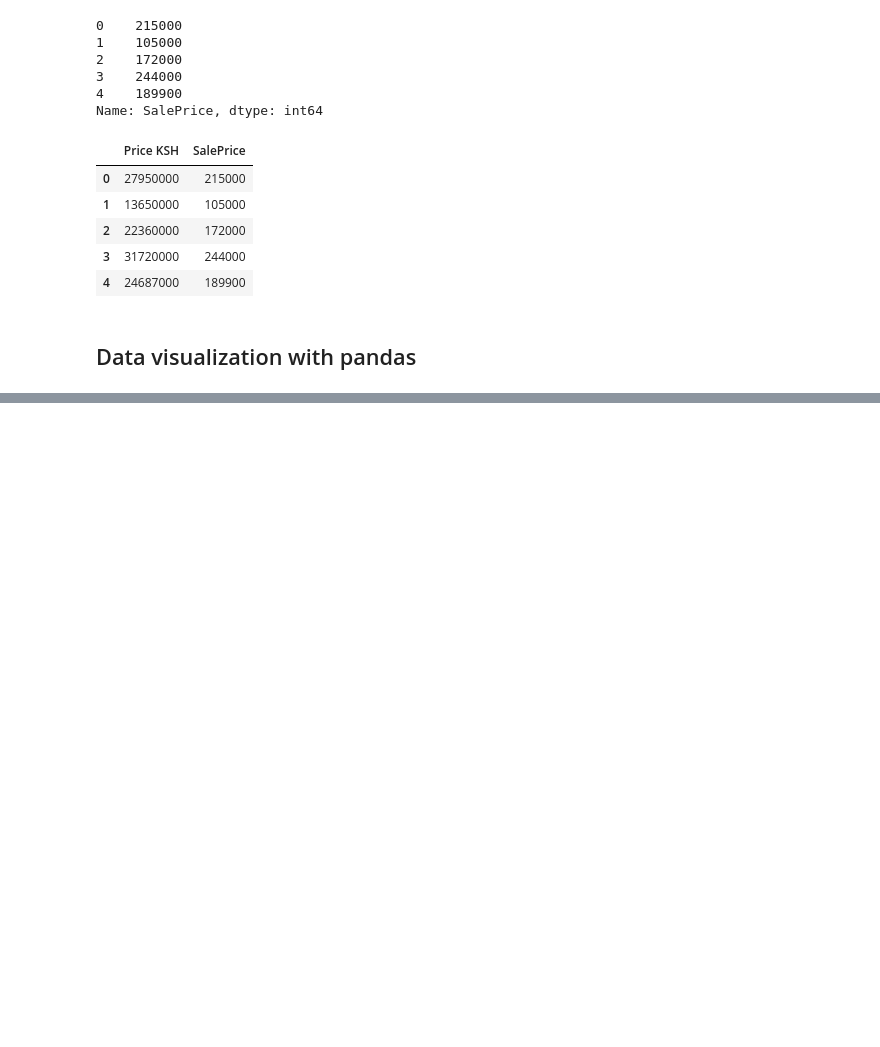
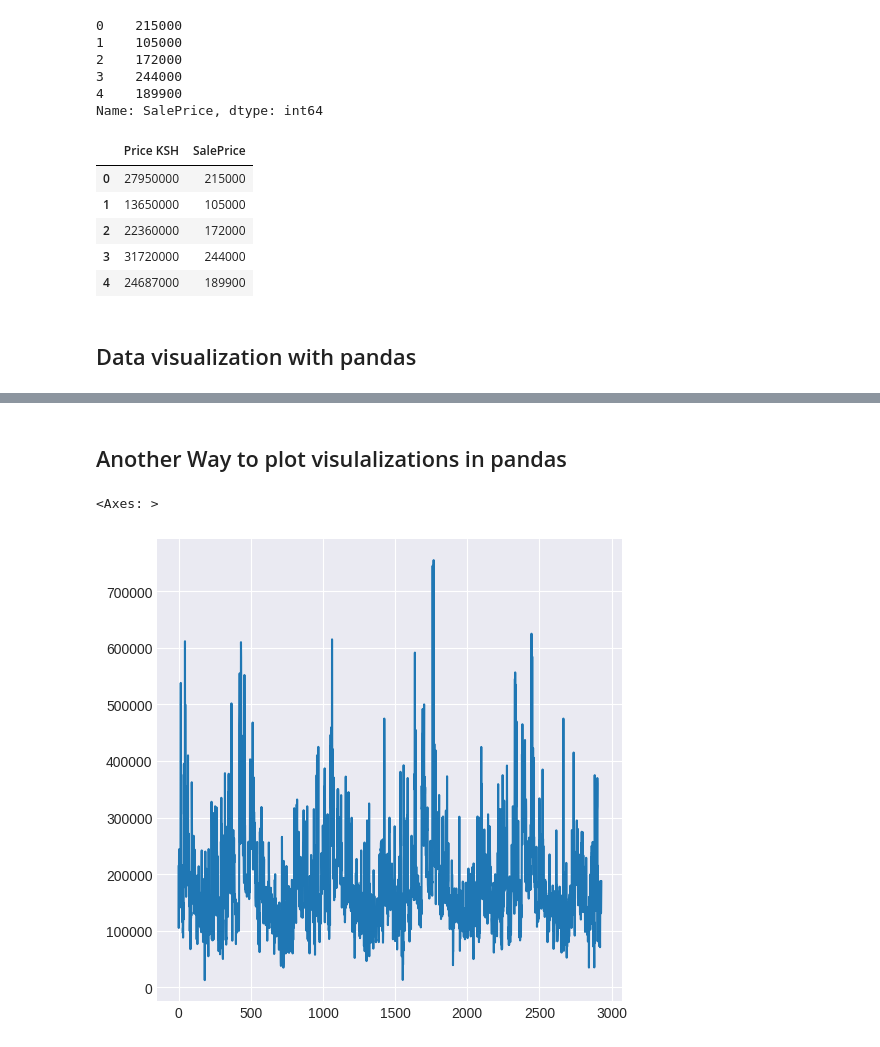
Before and after one commit to karusamuel/pandas_statiscal_methods_and_visualization, a Jupyter notebook: index.ipynb, the cells around one changed output, grey strips where cells are left out. Cells and saved outputs as stored; diff of their text form; code cells hidden in the pictures; blank space fills up the shorter version.

```diff
--- a/index.ipynb
+++ b/index.ipynb
@@ -278,0 +309,7 @@ df["SalePrice"].plot(kind="box")
+# %% [markdown]
+## Another Way to plot visulalizations in pandas
+# %%
+df["SalePrice"].plot.line()
+# %% [output]
+<Axes: >
+[figure, added]
```
Also changed, not shown: parts of 16 cells of this notebook, 1 other file.
